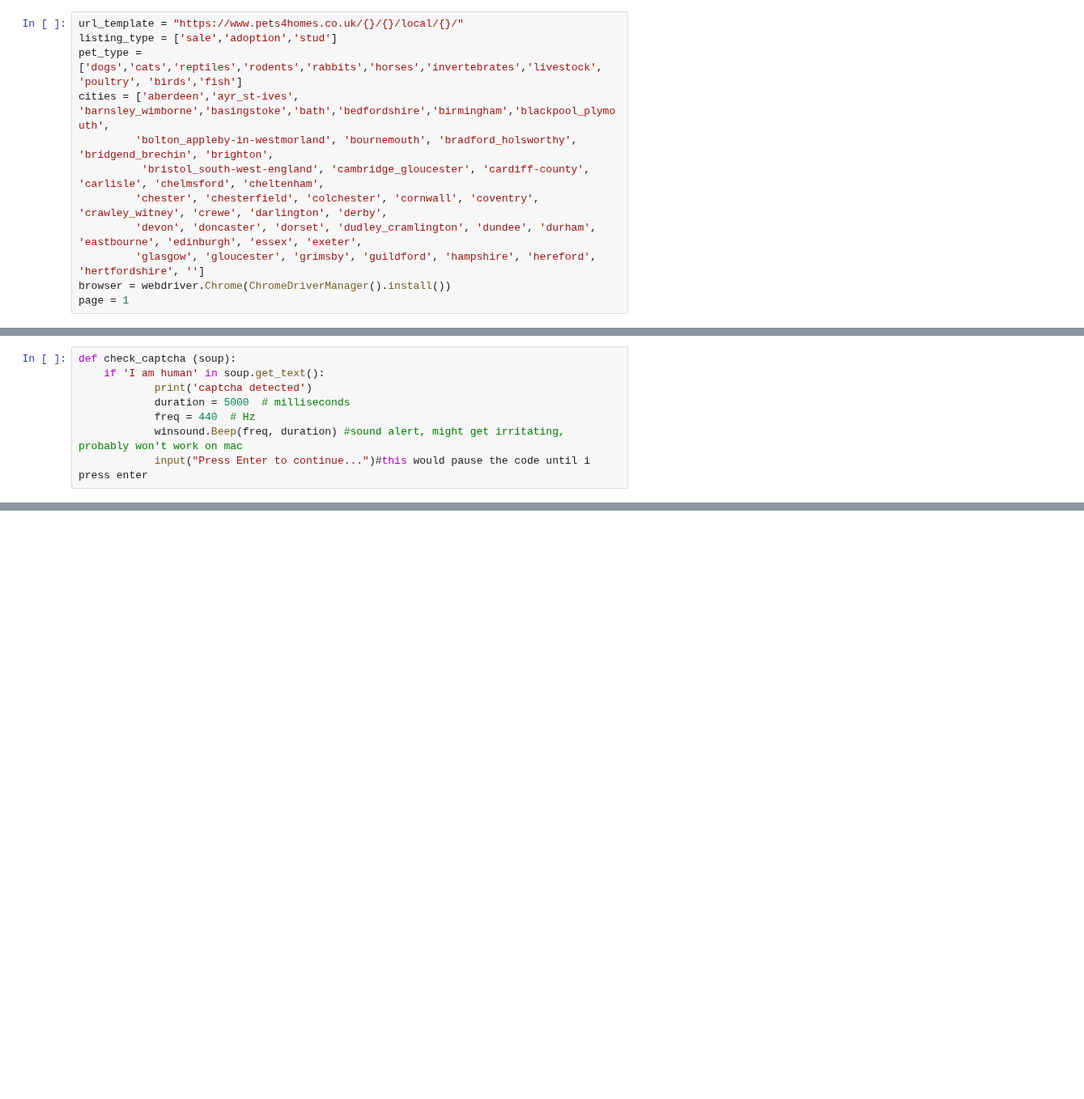
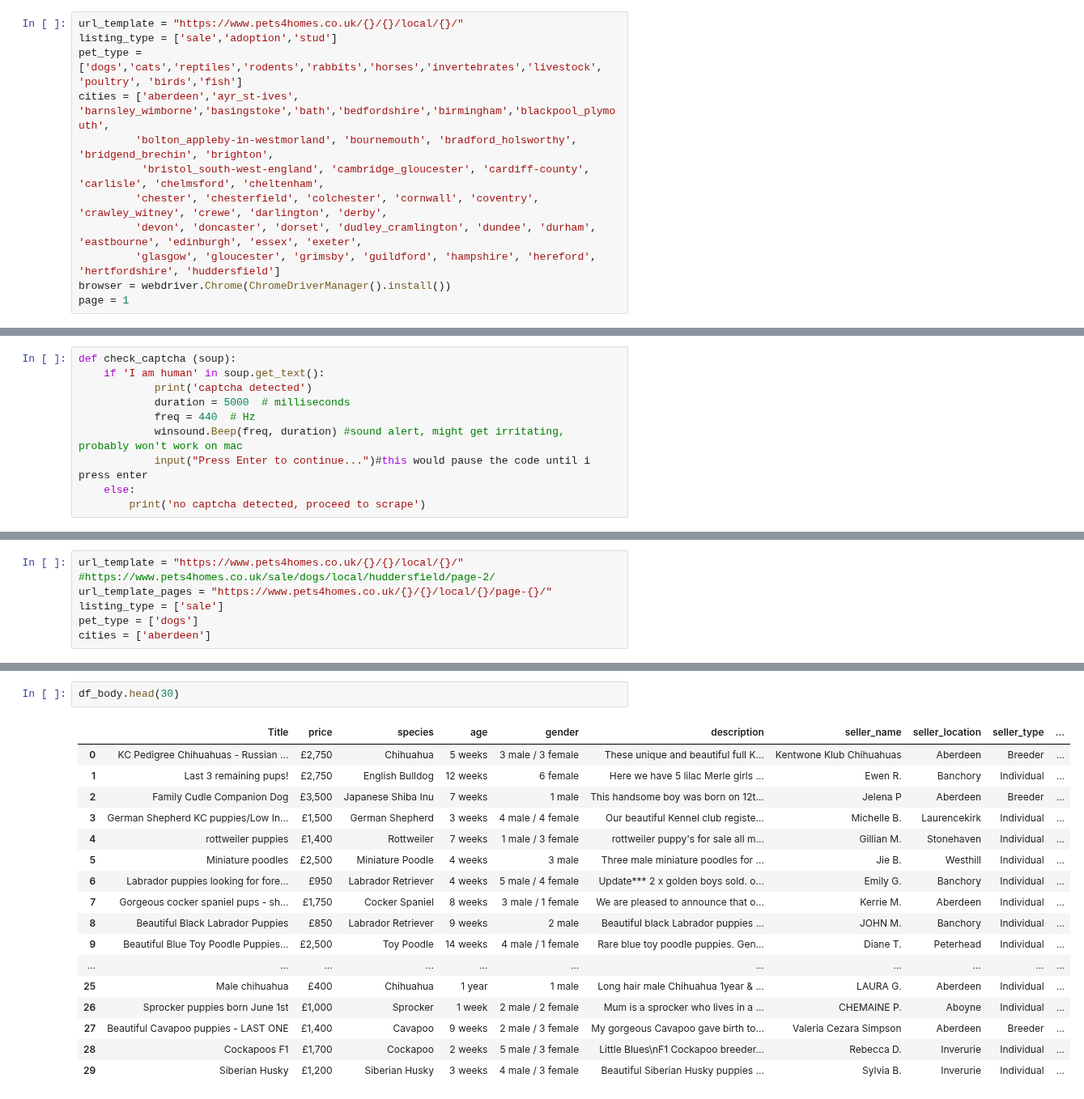
Before and after one commit to Chiuchiyin/Coding-fun, a Jupyter notebook: Pet Sale Price/multiple_pages_with_selenium.ipynb, the cells around one changed output, grey strips where cells are left out. Shown at 81% size. Cells and saved outputs as stored; diff of their text form; blank space fills up the shorter version.

```diff
--- a/Pet Sale Price/multiple_pages_with_selenium.ipynb
+++ b/Pet Sale Price/multiple_pages_with_selenium.ipynb
@@ -46,6 +46,6 @@ cities = ['aberdeen','ayr_st-ives', 'barnsley_wimborne','basingstoke','bath','be
           'bristol_south-west-england', 'cambridge_gloucester', 'cardiff-county', 'carlisle', 'chelmsford', 'cheltenham',
          'chester', 'chesterfield', 'colchester', 'cornwall', 'coventry', 'crawley_witney', 'crewe', 'darlington', 'derby',
          'devon', 'doncaster', 'dorset', 'dudley_cramlington', 'dundee', 'durham', 'eastbourne', 'edinburgh', 'essex', 'exeter',
-         'glasgow', 'gloucester', 'grimsby', 'guildford', 'hampshire', 'hereford', 'hertfordshire', '']
+         'glasgow', 'gloucester', 'grimsby', 'guildford', 'hampshire', 'hereford', 'hertfordshire', 'huddersfield']
 browser = webdriver.Chrome(ChromeDriverManager().install())
 page = 1
@@ -112,6 +75,8 @@ def check_captcha (soup):
             freq = 440  # Hz
             winsound.Beep(freq, duration) #sound alert, might get irritating, probably won't work on mac
             input("Press Enter to continue...")#this would pause the code until i press enter
+    else:
+        print('no captcha detected, proceed to scrape')
 # %%
 def check_if_empty (soup):
     if 'We found 0' in soup.get_text():
@@ -170,0 +131,7 @@ def scrape_content(soup):
+# %%
+url_template = "https://www.pets4homes.co.uk/{}/{}/local/{}/"
+#https://www.pets4homes.co.uk/sale/dogs/local/huddersfield/page-2/
+url_template_pages = "https://www.pets4homes.co.uk/{}/{}/local/{}/page-{}/"
+listing_type = ['sale']
+pet_type = ['dogs']
+cities = ['aberdeen']
@@ -170,0 +248,20 @@ def scrape_content(soup):
+# %%
+df_body.head(30)
+# %% [output]
+|  | Title | price | species | age | gender | description | seller_name | seller_location | seller_type | ... |
+| 0 | KC Pedigree Chihuahuas - Russian ... | £2,750 | Chihuahua | 5 weeks | 3 male / 3 female | These unique and beautiful full K... | Kentwone Klub Chihuahuas | Aberdeen | Breeder | ... |
+| 1 | Last 3 remaining pups! | £2,750 | English Bulldog | 12 weeks | 6 female | Here we have 5 lilac Merle girls ... | Ewen R. | Banchory | Individual | ... |
+| 2 | Family Cudle Companion Dog | £3,500 | Japanese Shiba Inu | 7 weeks | 1 male | This handsome boy was born on 12t... | Jelena P | Aberdeen | Breeder | ... |
+| 3 | German Shepherd KC puppies/Low In... | £1,500 | German Shepherd | 3 weeks | 4 male / 4 female | Our beautiful Kennel club registe... | Michelle B. | Laurencekirk | Individual | ... |
+| 4 | rottweiler puppies | £1,400 | Rottweiler | 7 weeks | 1 male / 3 female | rottweiler puppy's for sale all m... | Gillian M. | Stonehaven | Individual | ... |
+| 5 | Miniature poodles | £2,500 | Miniature Poodle | 4 weeks | 3 male | Three male miniature poodles for ... | Jie B. | Westhill | Individual | ... |
+| 6 | Labrador puppies looking for fore... | £950 | Labrador Retriever | 4 weeks | 5 male / 4 female | Update*** 2 x golden boys sold. o... | Emily G. | Banchory | Individual | ... |
+| 7 | Gorgeous cocker spaniel pups - sh... | £1,750 | Cocker Spaniel | 8 weeks | 3 male / 1 female | We are pleased to announce that o... | Kerrie M. | Aberdeen | Individual | ... |
+| 8 | Beautiful Black Labrador Puppies | £850 | Labrador Retriever | 9 weeks | 2 male | Beautiful black Labrador puppies ... | JOHN M. | Banchory | Individual | ... |
+| 9 | Beautiful Blue Toy Poodle Puppies... | £2,500 | Toy Poodle | 14 weeks | 4 male / 1 female | Rare blue toy poodle puppies. Gen... | Diane T. | Peterhead | Individual | ... |
+| ... | ... | ... | ... | ... | ... | ... | ... | ... | ... | ... |
+| 25 | Male chihuahua | £400 | Chihuahua | 1 year | 1 male | Long hair male Chihuahua 1year & ... | LAURA G. | Aberdeen | Individual | ... |
+| 26 | Sprocker puppies born June 1st | £1,000 | Sprocker | 1 week | 2 male / 2 female | Mum is a sprocker who lives in a ... | CHEMAINE P. | Aboyne | Individual | ... |
+| 27 | Beautiful Cavapoo puppies - LAST ONE | £1,400 | Cavapoo | 9 weeks | 2 male / 3 female | My gorgeous Cavapoo gave birth to... | Valeria Cezara Simpson | Aberdeen | Breeder | ... |
+| 28 | Cockapoos F1 | £1,700 | Cockapoo | 2 weeks | 5 male / 3 female | Little Blues\nF1 Cockapoo breeder... | Rebecca D. | Inverurie | Individual | ... |
+| 29 | Siberian Husky | £1,200 | Siberian Husky | 3 weeks | 4 male / 3 female | Beautiful Siberian Husky puppies ... | Sylvia B. | Inverurie | Individual | ... |
```
Also changed, not shown: parts of 7 cells of this notebook, 4 other files.
